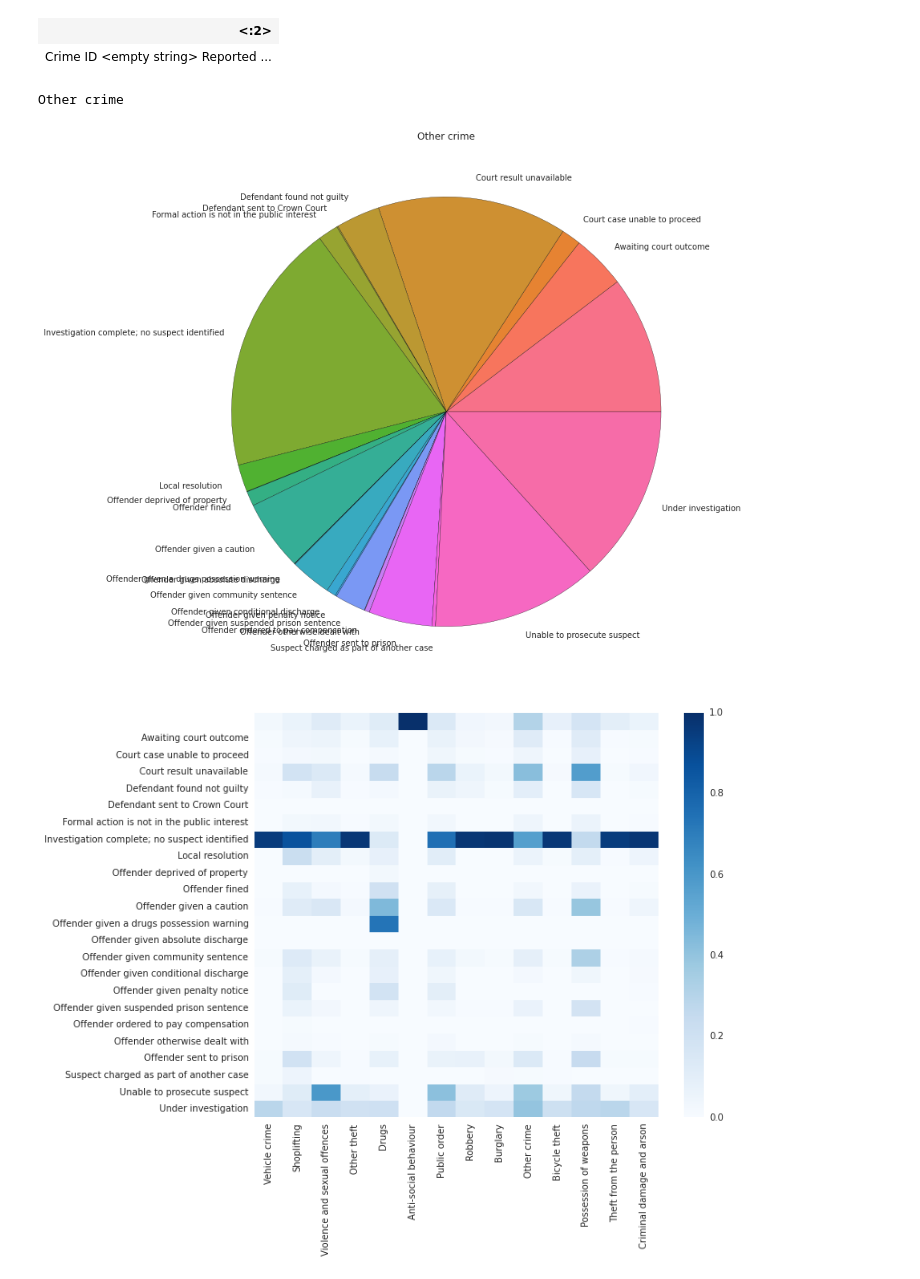
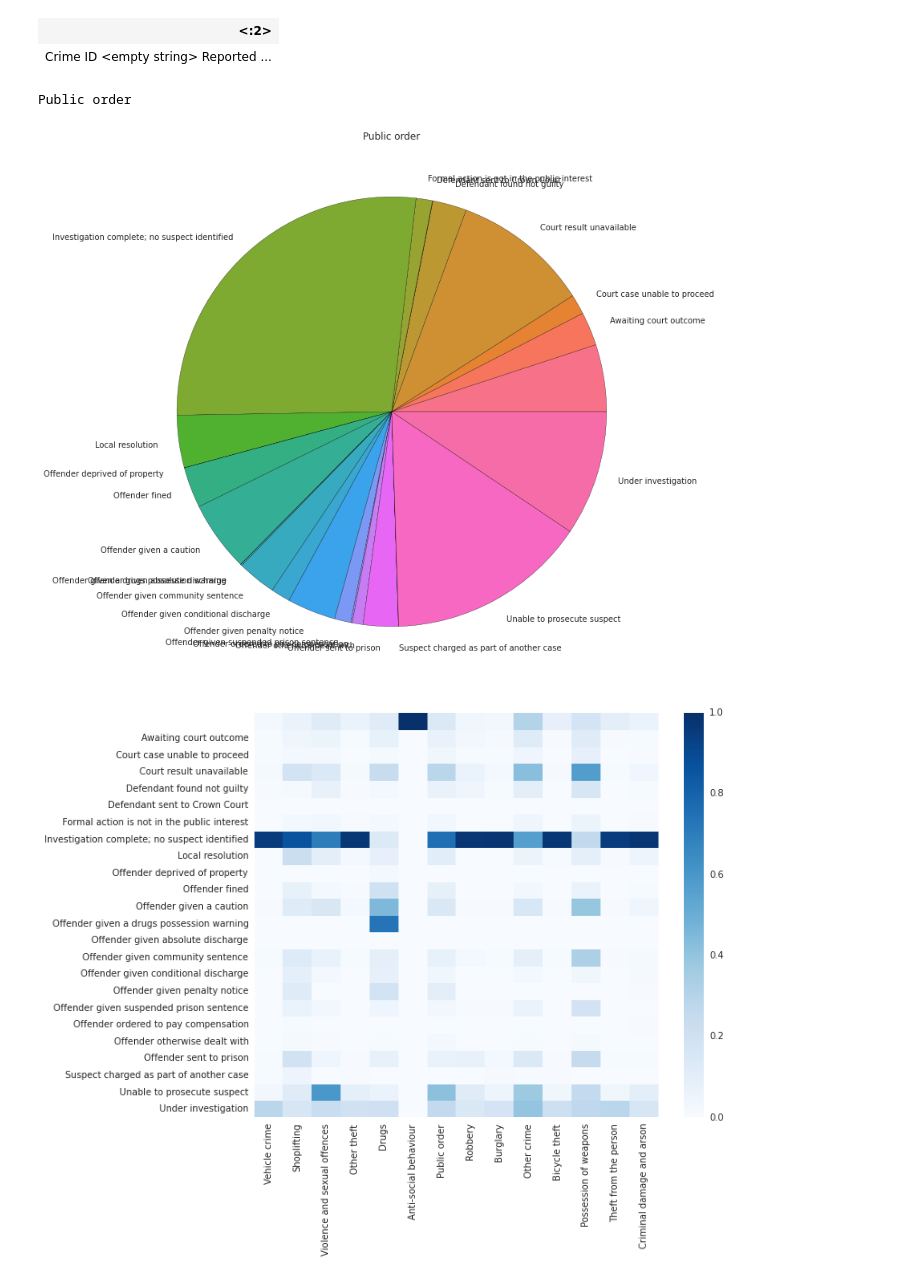
Before and after one commit to synerscope/sparkbook, a Jupyter notebook: uk-crimes-seasonal/uk-crimes-seasonality.ipynb, the cells around one changed output. Cells and saved outputs as stored; diff of their text form; code cells hidden in the pictures.

```diff
--- a/uk-crimes-seasonal/uk-crimes-seasonality.ipynb
+++ b/uk-crimes-seasonal/uk-crimes-seasonality.ipynb
@@ -65,22 +62,25 @@ outcomes = semidata.map( lambda x: ((x['Crime type'], x['Last outcome category']
 counts = sqlContext.sql( """select `Crime type`, `Last outcome category`, count(*) as count from crime group by `Crime type`, `Last outcome category` """).collect()
 # %%
+# fetch distinct categories of crimes and outcomes
 crimetypes = sqlContext.sql("select distinct `Crime type` from crime").rdd.map(lambda x:x[0]).collect()
 outcometypes = sqlContext.sql("select distinct `Last outcome category` from crime").rdd.map(lambda x:x[0]).collect()
 
-ct = crimetypes[9]
+# pick a crimetype to visualise
+ct = crimetypes[6]
 print ct
 
+# retrieve the aggregates for the selected crime type, visualize as pie-chart
 selectedoutcomes = {outcome:cnt for ctype,outcome,cnt in counts if ctype==ct}
 labels = sorted(selectedoutcomes.keys())
-sizes = [selectedoutcomes[key] for key in keys]
+sizes = [selectedoutcomes[key] for key in labels]
 
 pcolors = seaborn.color_palette( "husl",n_colors = len(labels) )
 
 plt.figure(figsize=(12,12))
 plt.pie(sizes, labels=labels, colors=pcolors)
 plt.title(ct)
 None
 # %% [output]
-Other crime
+Public order
-[figure, old version]
+[figure, new version]
 # %%
```
Also changed, not shown: parts of 8 cells of this notebook.
